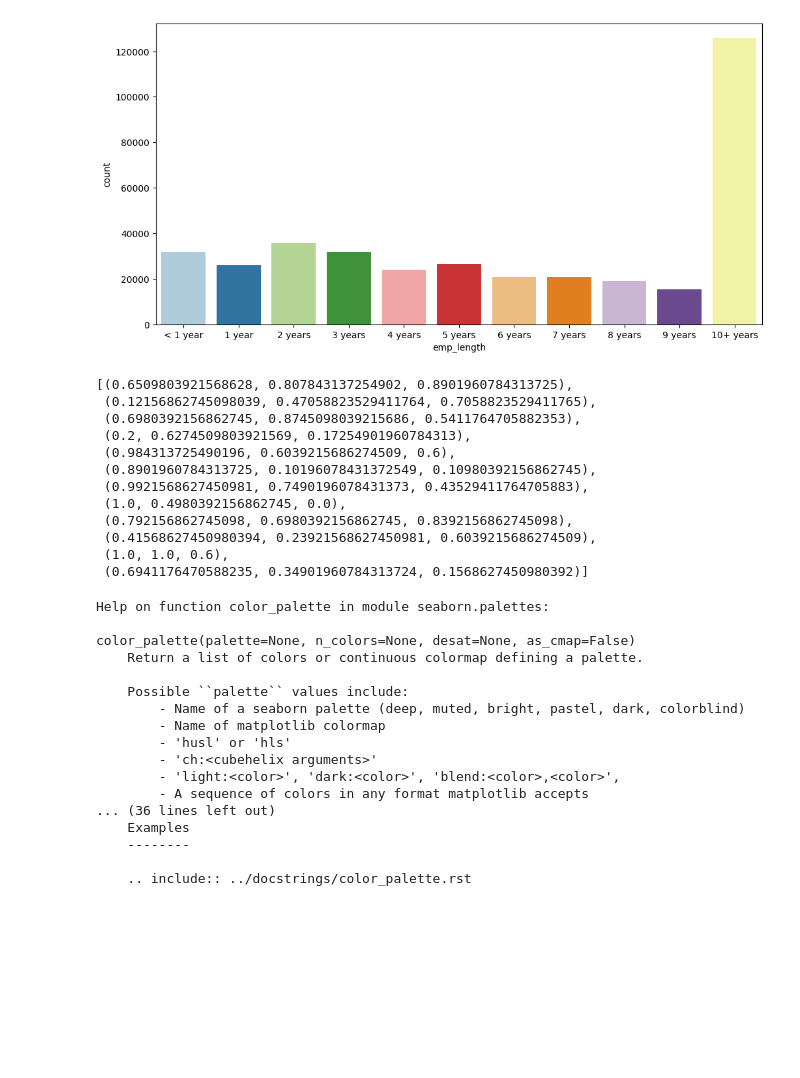
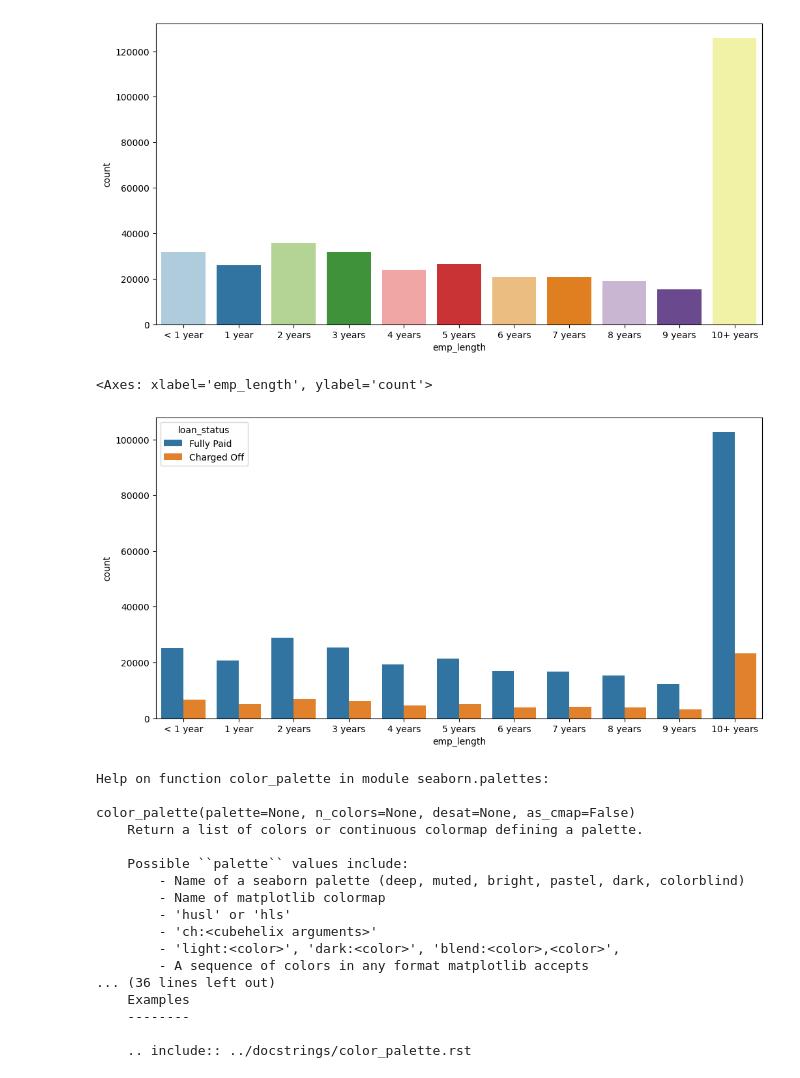
Before and after one commit to Qertal/KursStreamlit, a Jupyter notebook: tensorflow/main.ipynb, the cells around one changed output. Saved outputs shown, nothing was run; the diff lists cells and outputs as text; code cells hidden in the pictures; blank space fills up the shorter version.

```diff
--- a/tensorflow/main.ipynb
+++ b/tensorflow/main.ipynb
@@ -288,20 +288,11 @@ Passing `palette` without assigning `hue` is deprecated and will be removed in v
 <Axes: xlabel='emp_length', ylabel='count'>
 [figure]
 # %%
-sns.color_palette("Paired")
+plt.figure(figsize=(12,6))
+sns.countplot(data = df1_4, x = 'emp_length',hue = 'loan_status')
 # %% [output]
-[(0.6509803921568628, 0.807843137254902, 0.8901960784313725),
- (0.12156862745098039, 0.47058823529411764, 0.7058823529411765),
- (0.6980392156862745, 0.8745098039215686, 0.5411764705882353),
- (0.2, 0.6274509803921569, 0.17254901960784313),
- (0.984313725490196, 0.6039215686274509, 0.6),
- (0.8901960784313725, 0.10196078431372549, 0.10980392156862745),
- (0.9921568627450981, 0.7490196078431373, 0.43529411764705883),
- (1.0, 0.4980392156862745, 0.0),
- (0.792156862745098, 0.6980392156862745, 0.8392156862745098),
- (0.41568627450980394, 0.23921568627450981, 0.6039215686274509),
- (1.0, 1.0, 0.6),
- (0.6941176470588235, 0.34901960784313724, 0.1568627450980392)]
+<Axes: xlabel='emp_length', ylabel='count'>
+[figure, added]
 # %%
 help(sns.color_palette)
 # %% [output]
```
Also changed, not shown: parts of 60 cells of this notebook, 3 other files.
